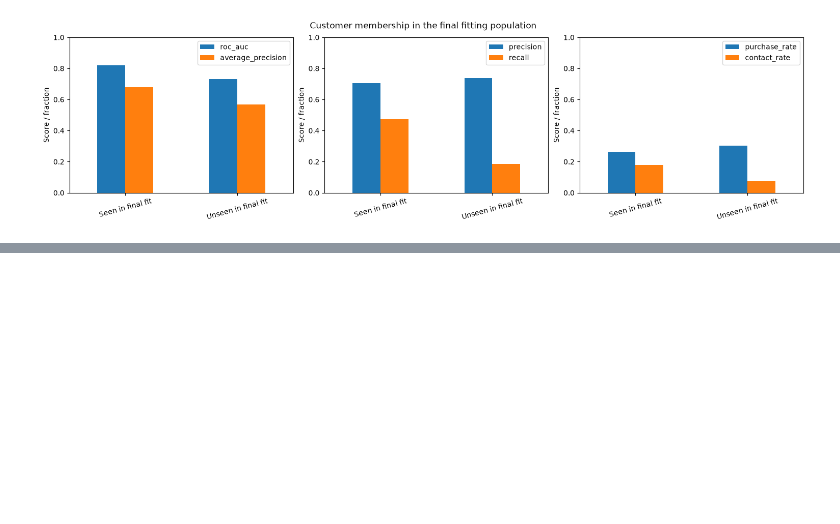
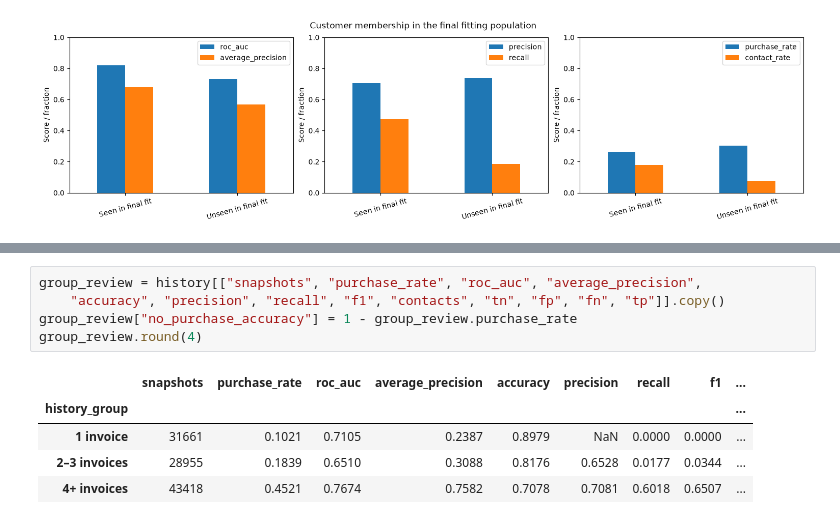
Before and after one commit to manu-horn/online-retail, a Jupyter notebook: notebooks/05_evaluation.ipynb, the cells around one changed output, grey strips where cells are left out. Saved outputs shown, nothing was run; the diff lists cells and outputs as text; blank space fills up the shorter version.

```diff
--- a/notebooks/05_evaluation.ipynb
+++ b/notebooks/05_evaluation.ipynb
@@ -224,0 +267,11 @@ would require development experiments and a new evaluation plan.
+# %%
+group_review = history[["snapshots", "purchase_rate", "roc_auc", "average_precision",
+    "accuracy", "precision", "recall", "f1", "contacts", "tn", "fp", "fn", "tp"]].copy()
+group_review["no_purchase_accuracy"] = 1 - group_review.purchase_rate
+group_review.round(4)
+# %% [output]
+|  | snapshots | purchase_rate | roc_auc | average_precision | accuracy | precision | recall | f1 | ... |
+| history_group |  |  |  |  |  |  |  |  | ... |
+| 1 invoice | 31661 | 0.1021 | 0.7105 | 0.2387 | 0.8979 | NaN | 0.0000 | 0.0000 | ... |
+| 2–3 invoices | 28955 | 0.1839 | 0.6510 | 0.3088 | 0.8176 | 0.6528 | 0.0177 | 0.0344 | ... |
+| 4+ invoices | 43418 | 0.4521 | 0.7674 | 0.7582 | 0.7078 | 0.7081 | 0.6018 | 0.6507 | ... |
```
Also changed, not shown: parts of 15 cells of this notebook, 5 other files.
